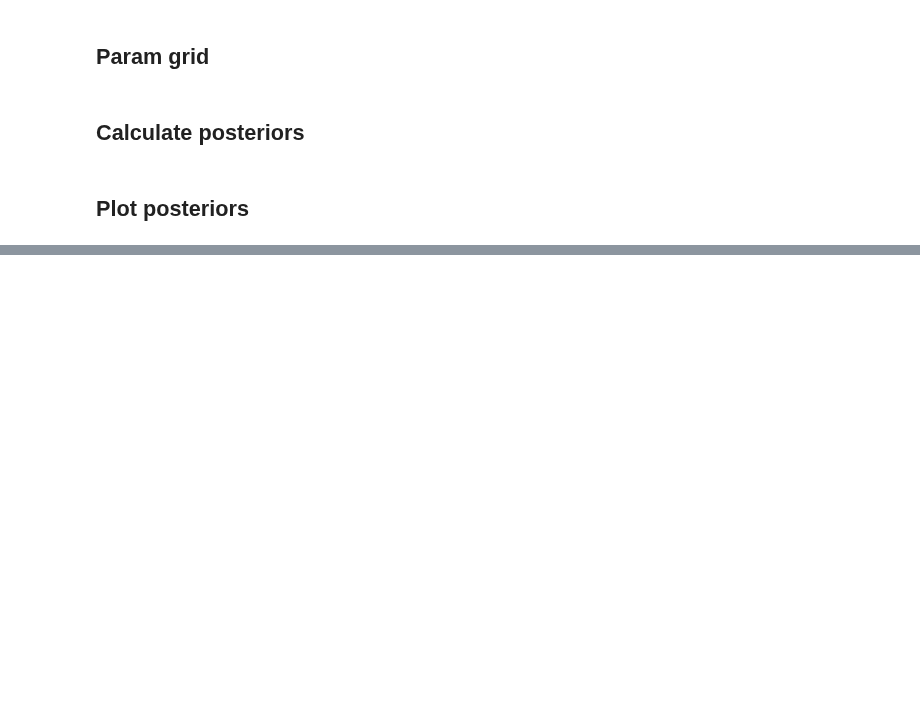
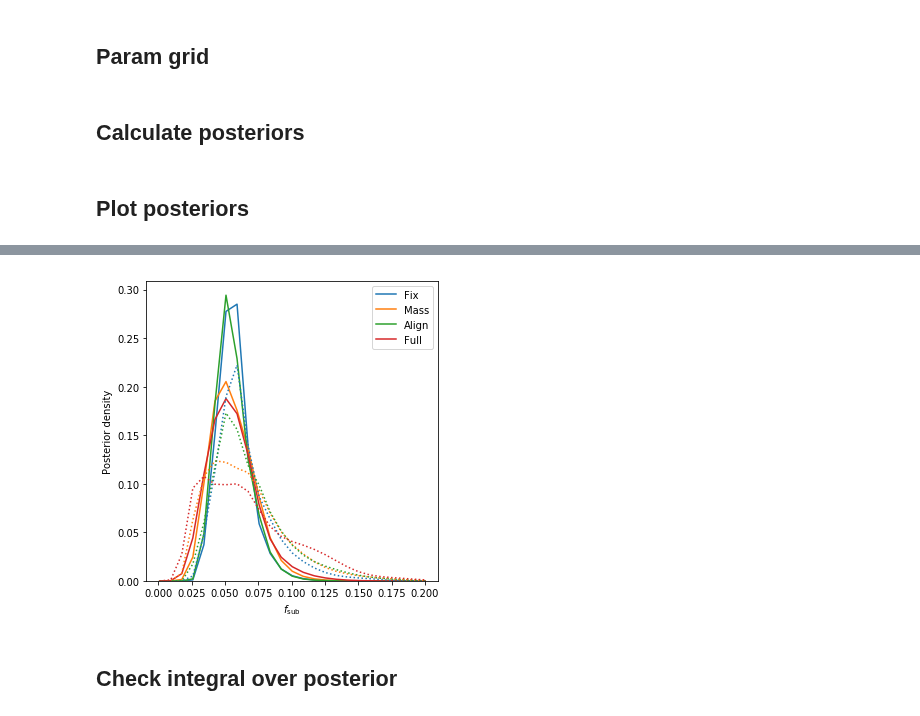
Before and after one commit to smsharma/mining-for-substructure-lens, a Jupyter notebook: notebooks/10_posterior.ipynb, the cells around one changed output, grey strips where cells are left out. Saved outputs shown, nothing was run; the diff lists cells and outputs as text; code cells hidden in the pictures; blank space fills up the shorter version.

```diff
--- a/notebooks/10_posterior.ipynb
+++ b/notebooks/10_posterior.ipynb
@@ -118,0 +181,6 @@ plt.savefig("../figures/posterior_2d.pdf")
+# %%
+def project(posterior):
+    return np.sum(posterior.reshape((25,25)), axis=0)
+# %%
+posteriors_1d = [project(posterior) for posterior in posteriors]
+posteriors_1d_flatprior = [project(posterior) for posterior in posteriors_flatprior]
@@ -118,0 +194,22 @@ plt.savefig("../figures/posterior_2d.pdf")
+# %%
+fig = plt.figure(figsize=(5,5))
+
+for i, (posterior, label) in enumerate(zip(posteriors_1d, labels)):
+    plt.plot(f_sub_1d, posterior, ls="-", label=label, c="C{}".format(i))
+
+for i, (posterior, label) in enumerate(zip(posteriors_1d_flatprior, labels)):
+    plt.plot(f_sub_1d, posterior, ls=":", c="C{}".format(i))
+
+plt.legend()
+
+plt.xlabel(r'$f_{\mathrm{sub}}$')
+plt.ylabel("Posterior density")
+#plt.yscale("log")
+plt.ylim(0., None)
+
+plt.tight_layout()
+plt.savefig("../figures/posterior_1d.pdf")
+# %% [output]
+[figure, added]
+# %% [markdown]
+## Check integral over posterior
```
Also changed, not shown: parts of 8 cells of this notebook, 3 other files.
